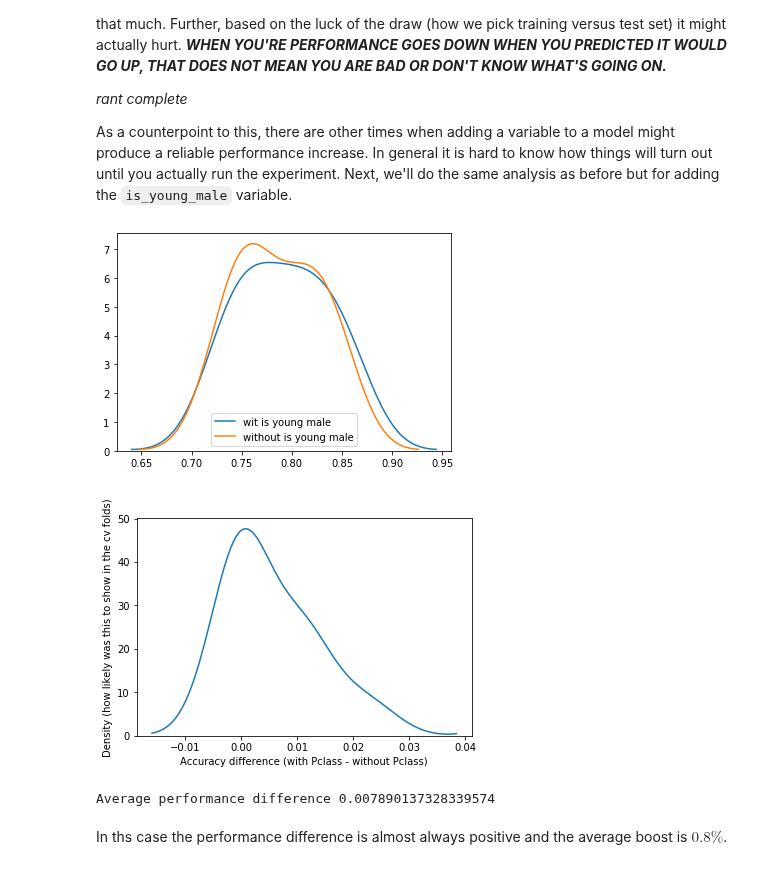
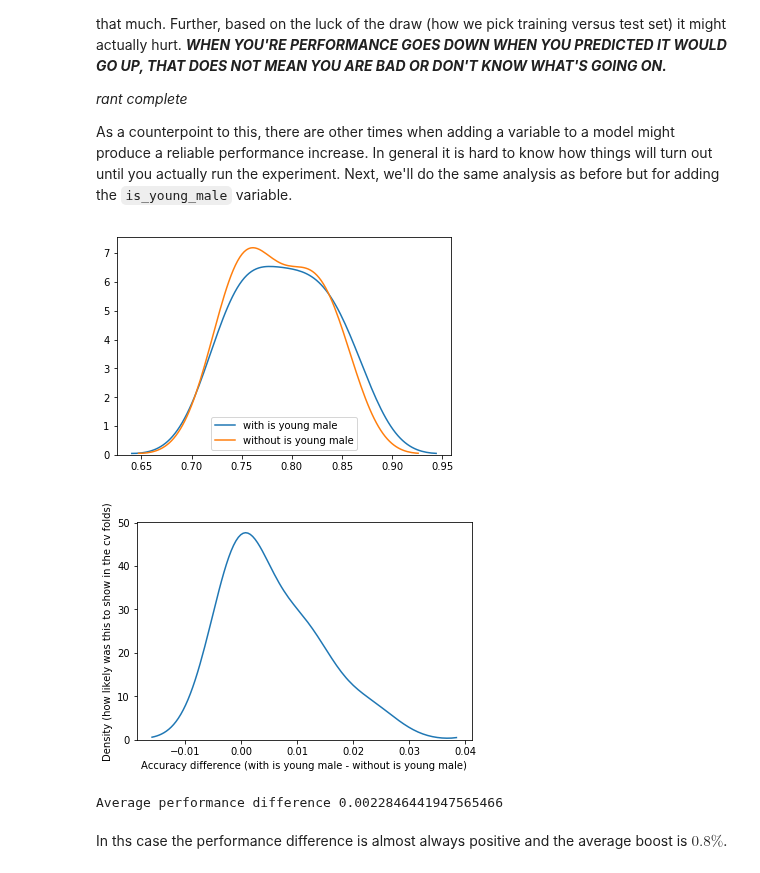
Before and after one commit to mlfa19/assignments, a Jupyter notebook: Module 1/05/assignment05_debrief.ipynb, the cells around one changed output. Saved outputs shown, nothing was run; the diff lists cells and outputs as text; code cells hidden in the pictures.

```diff
--- a/Module 1/05/assignment05_debrief.ipynb
+++ b/Module 1/05/assignment05_debrief.ipynb
@@ -182,27 +182,25 @@ As a counterpoint to this, there are other times when adding a variable to a mod
 # %%
 X = titanic_age_sex_young_male
 y = titanic_df['Survived']
 cv_scores_with_is_young_male = cross_val_score(LogisticRegression(solver='lbfgs'), X, y, cv=kf)
-sns.distplot(cv_scores_with_is_young_male, hist=False, label='wit is young male')
+sns.distplot(cv_scores_with_is_young_male, hist=False, label='with is young male')
 
 X = titanic_age_sex
 y = titanic_df['Survived']
 cv_scores_without_is_young_male = cross_val_score(LogisticRegression(solver='lbfgs'), X, y, cv=kf)
-sns.distplot(cv_scores, hist=False, label='without is young male')
-
+sns.distplot(cv_scores_without_is_young_male, hist=False, label='without is young male')
 plt.show()
-
 
 sns.distplot(cv_scores_with_is_young_male - cv_scores_without_is_young_male, hist=False)
 plt.ylabel('Density (how likely was this to show in the cv folds)')
-plt.xlabel('Accuracy difference (with Pclass - without Pclass)')
+plt.xlabel('Accuracy difference (with is young male - without is young male)')
 plt.show()
 
 print("Average performance difference", (cv_scores_with_pclass - cv_scores).mean())
 # %% [output]
-[figure, old version]
+[figure, new version]
-[figure, old version]
+[figure, new version]
-Average performance difference 0.007890137328339574
+Average performance difference 0.0022846441947565466
 # %% [markdown]
 In ths case the performance difference is almost always positive and the average boost is $0.8\%$.
 # %% [markdown]
```
Also changed, not shown: parts of 9 cells of this notebook.
